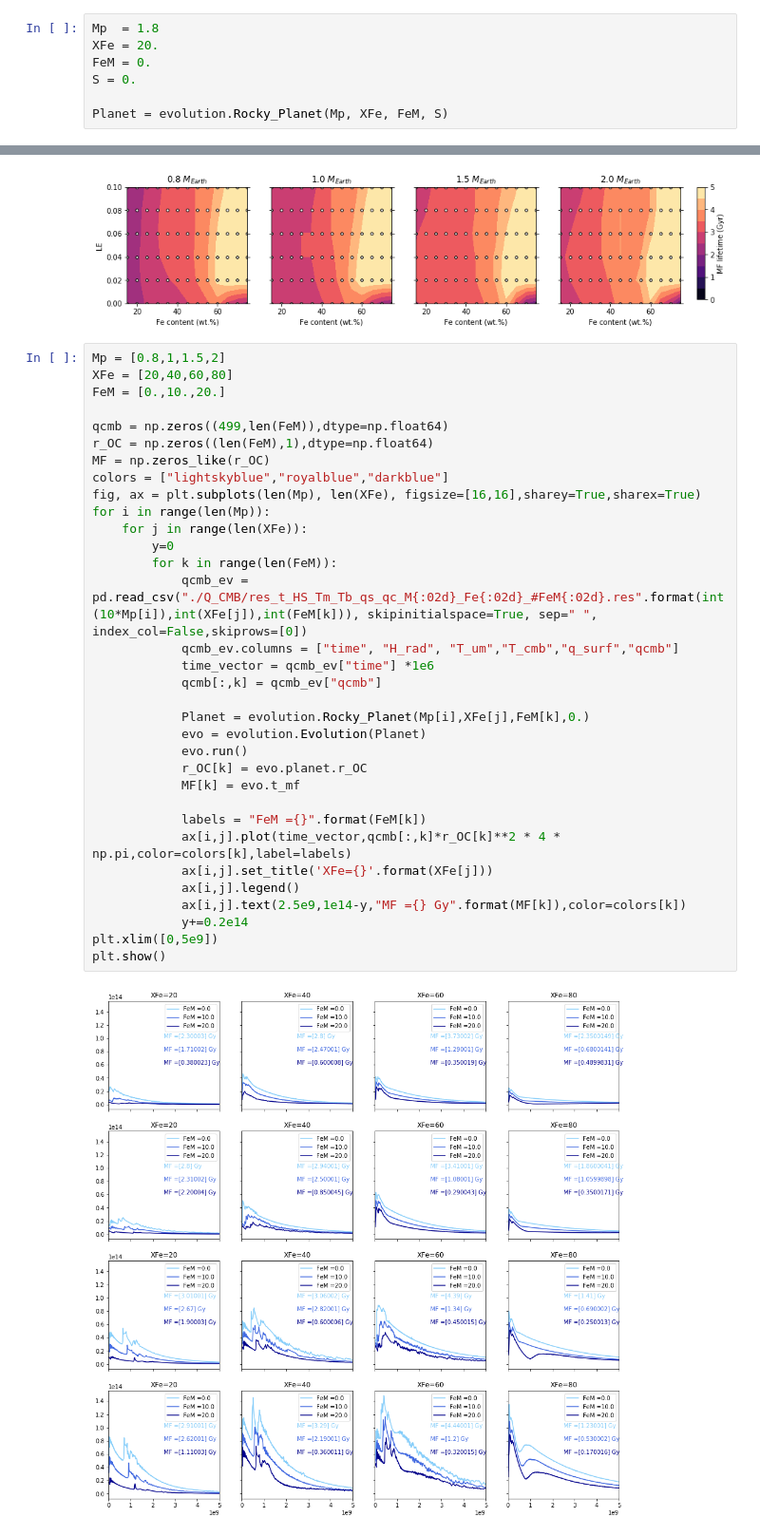
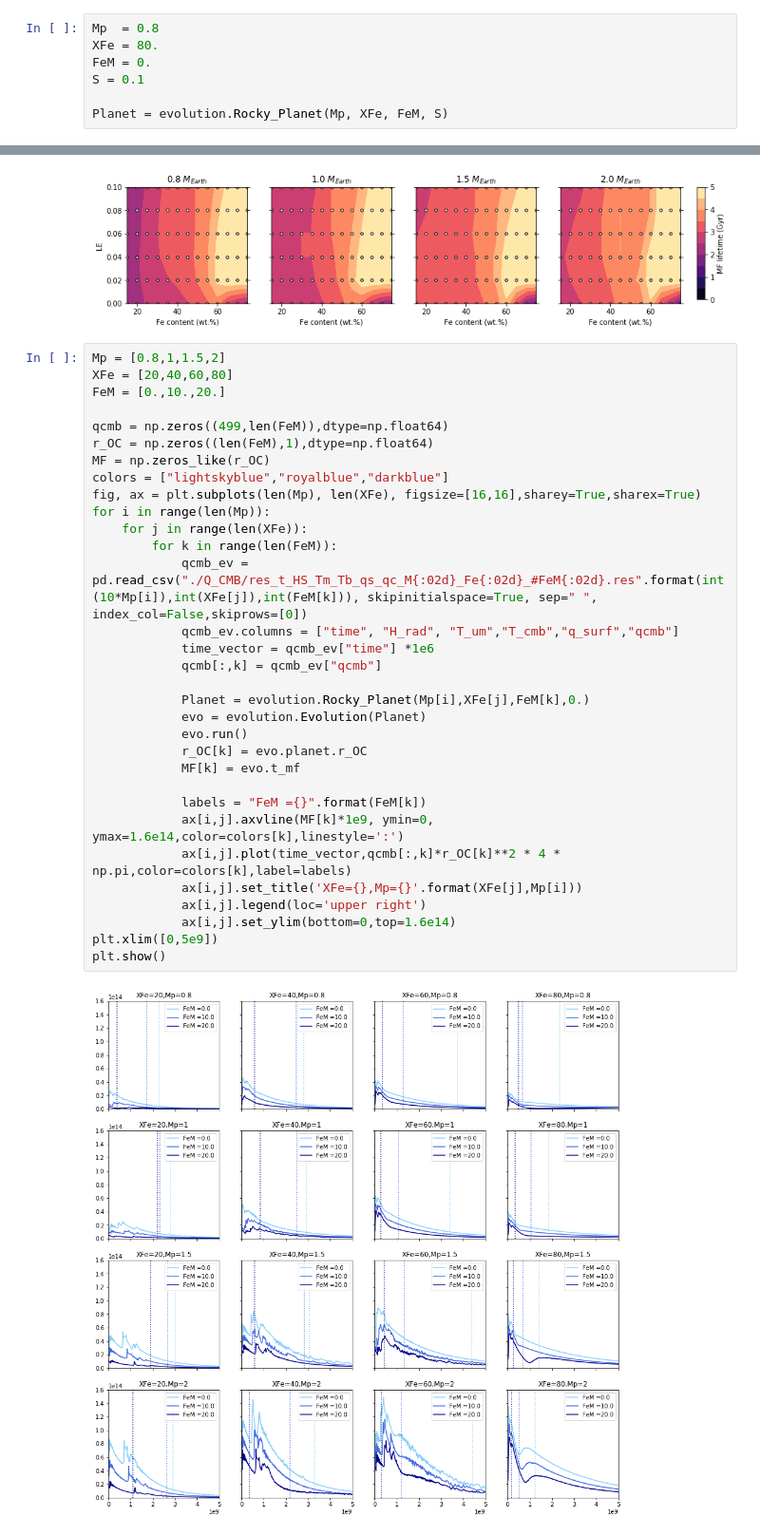
Before and after one commit to irenebonati/exo-cores, a Jupyter notebook: Planets_Evolution.ipynb, the cells around one changed output, grey strips where cells are left out. Shown at 95% size. Cells and saved outputs as stored; diff of their text form.

```diff
--- a/Planets_Evolution.ipynb
+++ b/Planets_Evolution.ipynb
@@ -13,8 +49,8 @@ plots_folder = "./Figures/"
 # %%
-Mp  = 1.8
-XFe = 20.
+Mp  = 0.8
+XFe = 80.
 FeM = 0.
-S = 0.
+S = 0.1
 
 Planet = evolution.Rocky_Planet(Mp, XFe, FeM, S)
 # %%
@@ -585,36 +702,35 @@ plot_contourfM(F_SM,M_SM,MF_lifetime_SM,Masses_SM,Fe_SM,LE_SM,levels_MF,plots_fo
 # %%
 Mp = [0.8,1,1.5,2]
 XFe = [20,40,60,80]
 FeM = [0.,10.,20.]
 
 qcmb = np.zeros((499,len(FeM)),dtype=np.float64)
 r_OC = np.zeros((len(FeM),1),dtype=np.float64)
 MF = np.zeros_like(r_OC)
 colors = ["lightskyblue","royalblue","darkblue"]
 fig, ax = plt.subplots(len(Mp), len(XFe), figsize=[16,16],sharey=True,sharex=True)
 for i in range(len(Mp)):
     for j in range(len(XFe)):
-        y=0
         for k in range(len(FeM)):
             qcmb_ev = pd.read_csv("./Q_CMB/res_t_HS_Tm_Tb_qs_qc_M{:02d}_Fe{:02d}_#FeM{:02d}.res".format(int(10*Mp[i]),int(XFe[j]),int(FeM[k])), skipinitialspace=True, sep=" ", index_col=False,skiprows=[0])
             qcmb_ev.columns = ["time", "H_rad", "T_um","T_cmb","q_surf","qcmb"]
             time_vector = qcmb_ev["time"] *1e6
             qcmb[:,k] = qcmb_ev["qcmb"]
 
             Planet = evolution.Rocky_Planet(Mp[i],XFe[j],FeM[k],0.)
             evo = evolution.Evolution(Planet)
             evo.run()
             r_OC[k] = evo.planet.r_OC
             MF[k] = evo.t_mf
 
             labels = "FeM ={}".format(FeM[k])
+            ax[i,j].axvline(MF[k]*1e9, ymin=0, ymax=1.6e14,color=colors[k],linestyle=':')
             ax[i,j].plot(time_vector,qcmb[:,k]*r_OC[k]**2 * 4 * np.pi,color=colors[k],label=labels)
-            ax[i,j].set_title('XFe={}'.format(XFe[j]))
-            ax[i,j].legend()
-            ax[i,j].text(2.5e9,1e14-y,"MF ={} Gy".format(MF[k]),color=colors[k])
-            y+=0.2e14
+            ax[i,j].set_title('XFe={},Mp={}'.format(XFe[j],Mp[i]))
+            ax[i,j].legend(loc='upper right')
+            ax[i,j].set_ylim(bottom=0,top=1.6e14)
 plt.xlim([0,5e9])
 plt.show()
 # %% [output]
-[figure, old version]
+[figure, new version]
 # %% [markdown]
```
Also changed, not shown: parts of 12 cells of this notebook, 4 other files.
